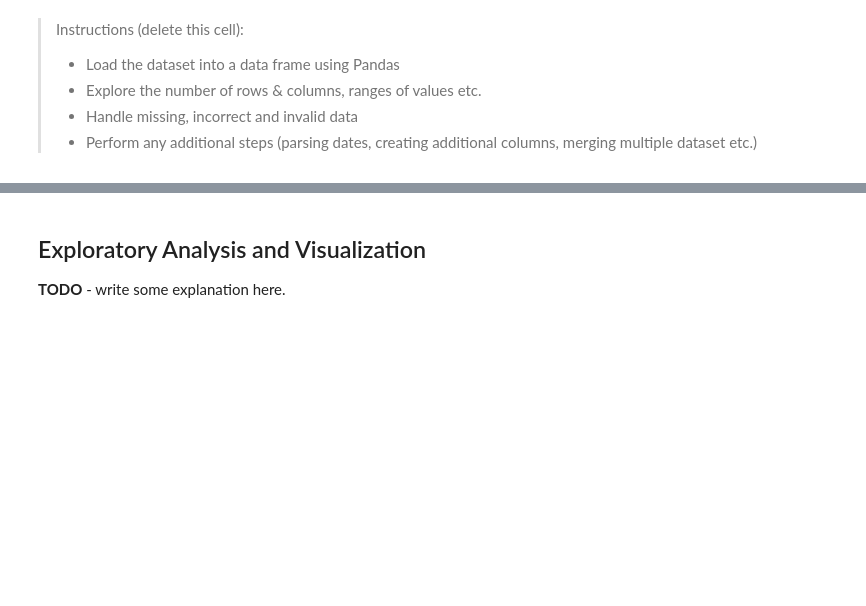
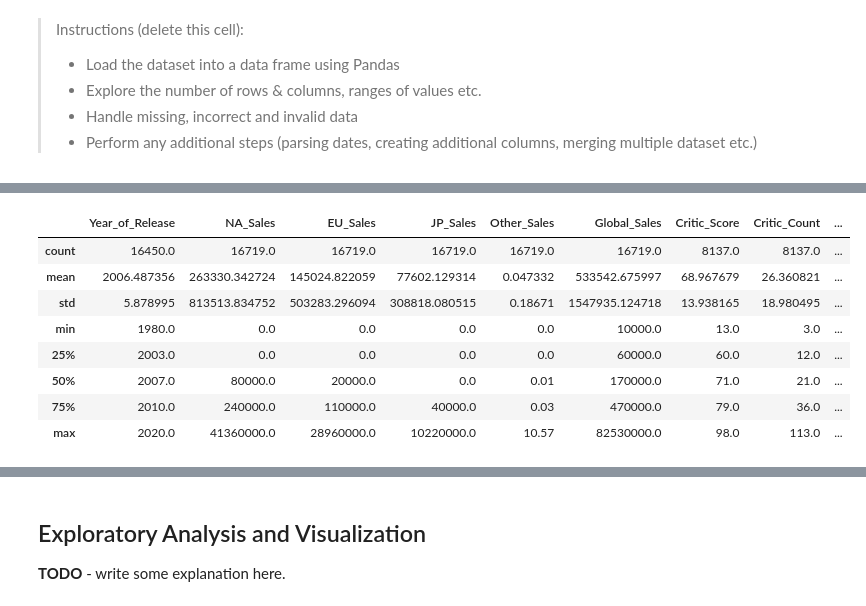
Before and after one commit to MatiasCarbone/video-game-sales-exploratory-analysis, a Jupyter notebook: video-game-sales-exploratory-analysis.ipynb, the cells around one changed output, grey strips where cells are left out. Cells and saved outputs as stored; diff of their text form; code cells hidden in the pictures; blank space fills up the shorter version.

```diff
--- a/video-game-sales-exploratory-analysis.ipynb
+++ b/video-game-sales-exploratory-analysis.ipynb
@@ -154,0 +168,8 @@ xbox_df = pd.read_csv('videogames-sales-dataset\XboxOne_GameSales.csv', encoding
+# %%
+#We see that the sales number is really low. A quick Google search confirmed that it represents millions of units.
+#Also, some values are floats while they don't need to. Let's fix both issues!
+game_df = game_df.convert_dtypes()
+game_df[['NA_Sales', 'EU_Sales', 'JP_Sales', 'Global_Sales', 'Other_Sales']] *= 1000000
+game_df = game_df.astype({'NA_Sales' : 'int', 'EU_Sales' : 'int', 'JP_Sales' : 'int', 'Global_Sales' : 'int', 'Other_Sales' : 'int'})
+
+game_df.head()
@@ -155,3 +203,15 @@ xbox_df = pd.read_csv('videogames-sales-dataset\XboxOne_GameSales.csv', encoding
+# %%
+game_df.describe()
+# %% [output]
+|  | Year_of_Release | NA_Sales | EU_Sales | JP_Sales | Other_Sales | Global_Sales | Critic_Score | Critic_Count | ... |
+| count | 16450.0 | 16719.0 | 16719.0 | 16719.0 | 16719.0 | 16719.0 | 8137.0 | 8137.0 | ... |
+| mean | 2006.487356 | 263330.342724 | 145024.822059 | 77602.129314 | 0.047332 | 533542.675997 | 68.967679 | 26.360821 | ... |
+| std | 5.878995 | 813513.834752 | 503283.296094 | 308818.080515 | 0.18671 | 1547935.124718 | 13.938165 | 18.980495 | ... |
+| min | 1980.0 | 0.0 | 0.0 | 0.0 | 0.0 | 10000.0 | 13.0 | 3.0 | ... |
+| 25% | 2003.0 | 0.0 | 0.0 | 0.0 | 0.0 | 60000.0 | 60.0 | 12.0 | ... |
+| 50% | 2007.0 | 80000.0 | 20000.0 | 0.0 | 0.01 | 170000.0 | 71.0 | 21.0 | ... |
+| 75% | 2010.0 | 240000.0 | 110000.0 | 40000.0 | 0.03 | 470000.0 | 79.0 | 36.0 | ... |
+| max | 2020.0 | 41360000.0 | 28960000.0 | 10220000.0 | 10.57 | 82530000.0 | 98.0 | 113.0 | ... |
 # %%
 jovian.commit(project=project_name, filename='video-game-sales-exploratory-analysis.ipynb')
 # %% [output]
```
Also changed, not shown: parts of 6 cells of this notebook.
